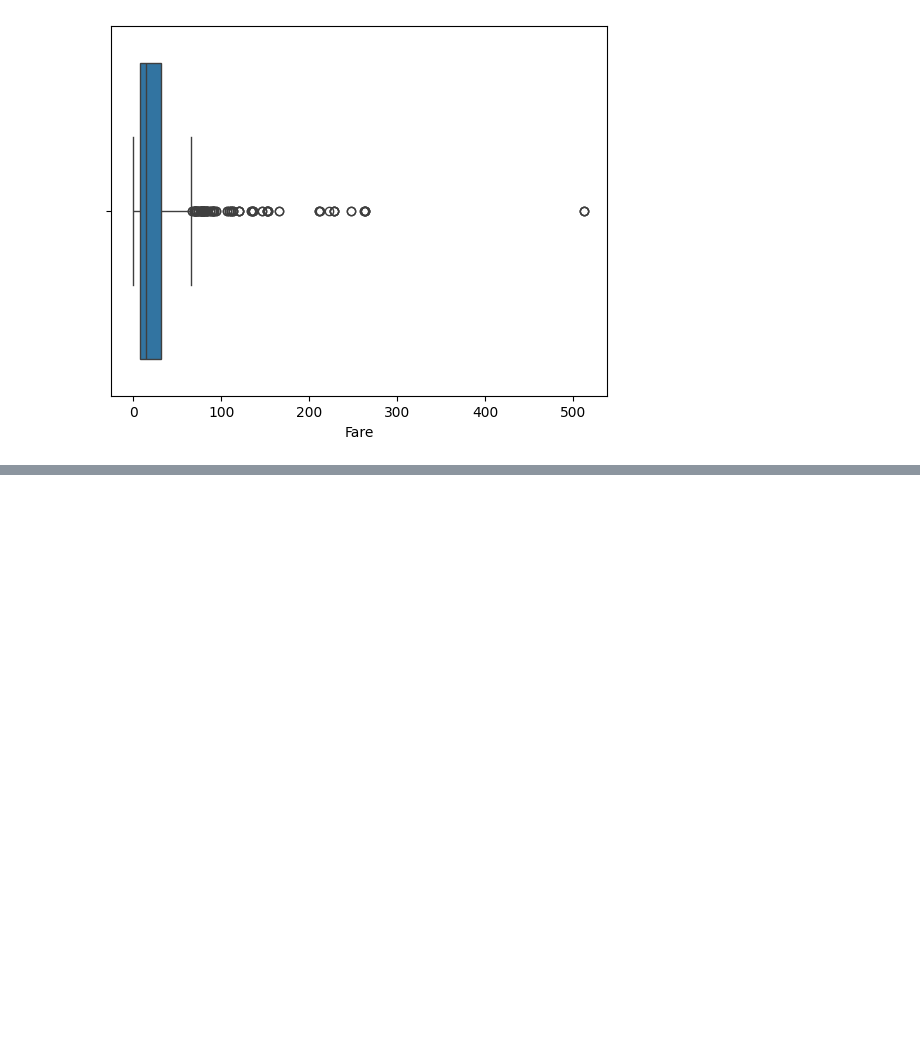
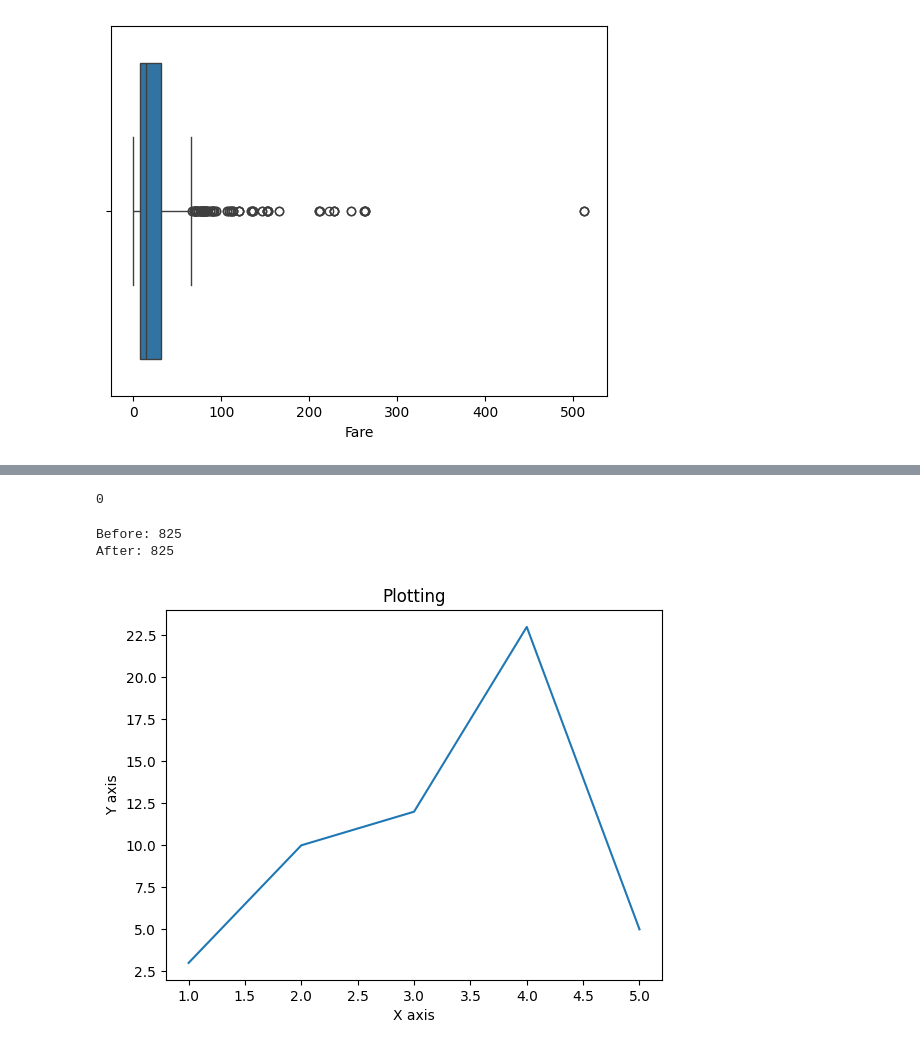
Before and after one commit to Fatima-05/GDGOC-AI-ML, a Jupyter notebook: Class6.ipynb, the cells around one changed output, grey strips where cells are left out. Cells and saved outputs as stored; diff of their text form; code cells hidden in the pictures; blank space fills up the shorter version.

```diff
--- a/Class6.ipynb
+++ b/Class6.ipynb
@@ -122,0 +245,18 @@ plt.show()
+# %%
+# another issue that the dataset can have is having duplicate rows
+# it is important to remove these duplicate value to make the predictions accurate
+
+duplicated_rows= titanic_clean.duplicated().sum()
+print(duplicated_rows)
+# %% [output]
+0
+# %%
+# there are no duplicate rows in our dataset, however if we ever come across duplicate rows
+# we can remove them by thee following method
+
+print(f"Before: {len(titanic_clean)}")
+titanic.drop_duplicates(inplace=True)
+print(f"After: {len(titanic_clean)}")
+# %% [output]
+Before: 825
+After: 825
@@ -122,0 +269,14 @@ plt.show()
+# %%
+# for example
+
+x=[1,2,3,4,5]
+y=[3,10,12,23,5]
+
+plt.figure()
+plt.plot(x,y)
+plt.xlabel("X axis")
+plt.ylabel("Y axis")
+plt.title("Plotting")
+plt.show()
+# %% [output]
+[figure, added]
```
Also changed, not shown: parts of 14 cells of this notebook.
